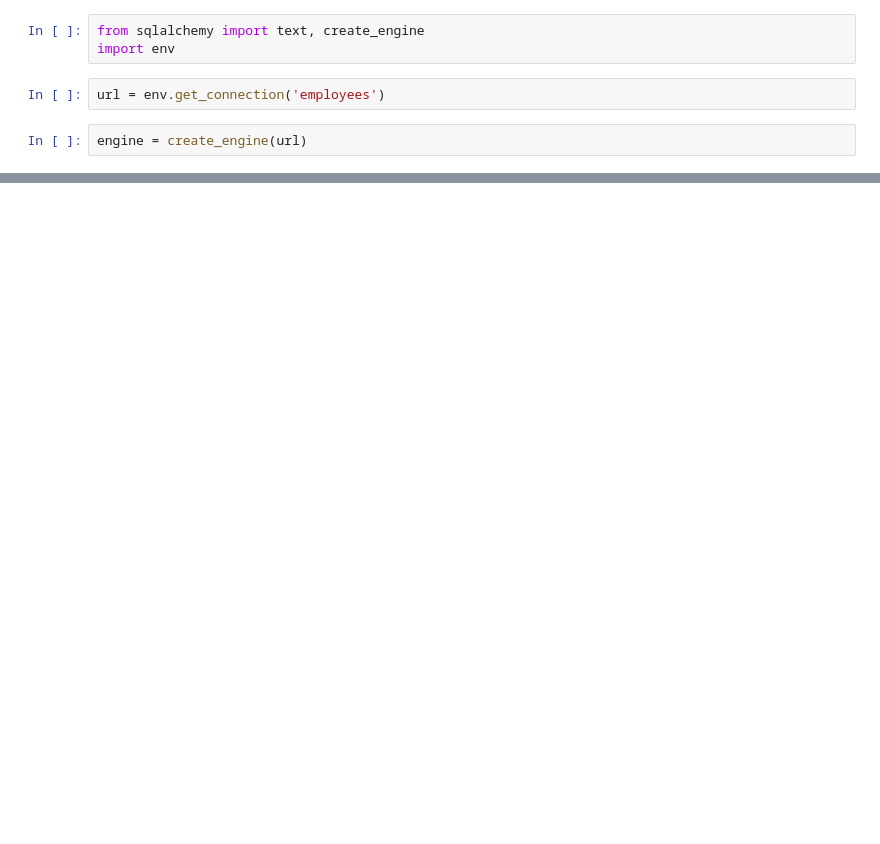
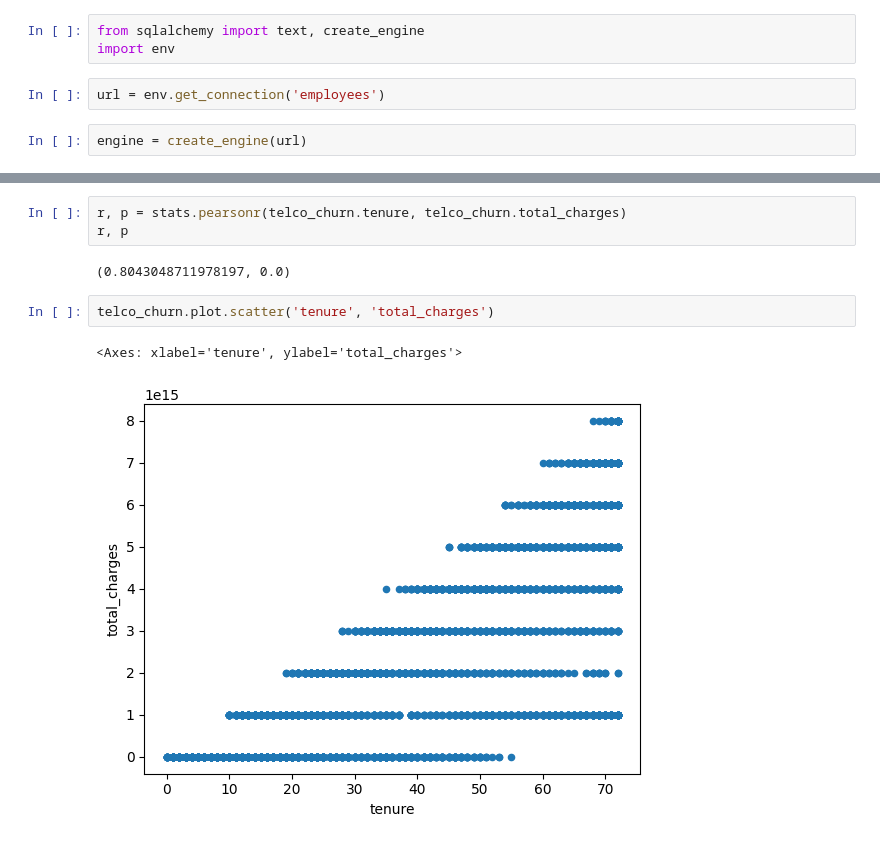
Before and after one commit to NISHAKUNWAR053/statistics-exercises, a Jupyter notebook: hypothesis_testing.ipynb, the cells around one changed output, grey strips where cells are left out. Cells and saved outputs as stored; diff of their text form; blank space fills up the shorter version.

```diff
--- a/hypothesis_testing.ipynb
+++ b/hypothesis_testing.ipynb
@@ -189,0 +285,10 @@ There is no correlation between gender and working on sales or marketing.
+# %%
+r, p = stats.pearsonr(telco_churn.tenure, telco_churn.total_charges)
+r, p
+# %% [output]
+(0.8043048711978197, 0.0)
+# %%
+telco_churn.plot.scatter('tenure', 'total_charges')
+# %% [output]
+<Axes: xlabel='tenure', ylabel='total_charges'>
+[figure, added]
```
Also changed, not shown: parts of 67 cells of this notebook.
